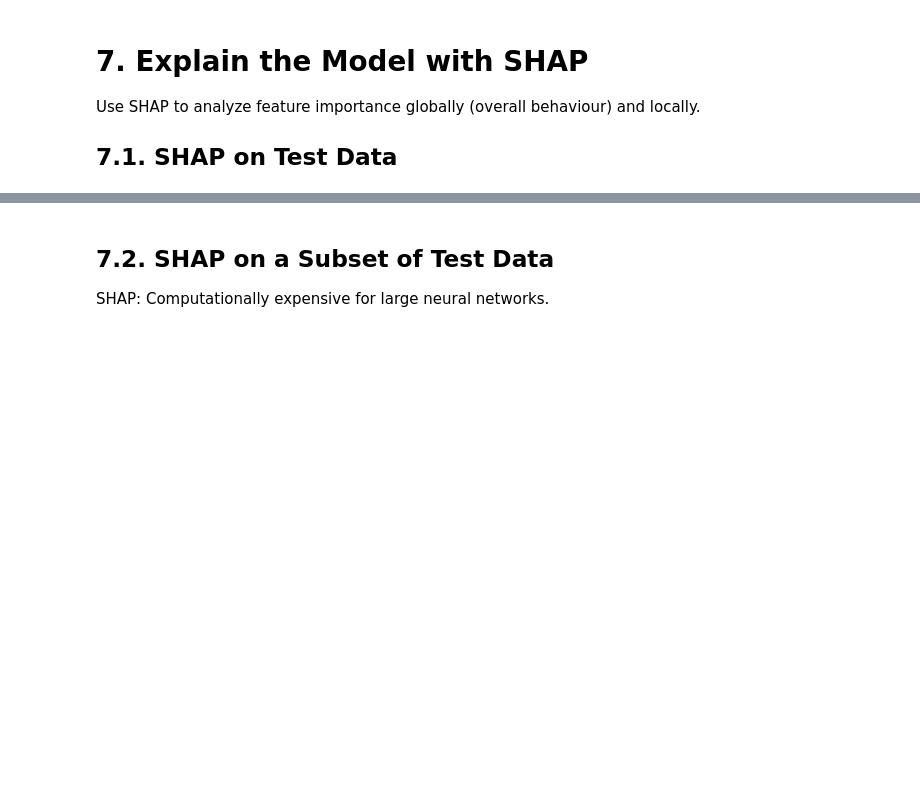
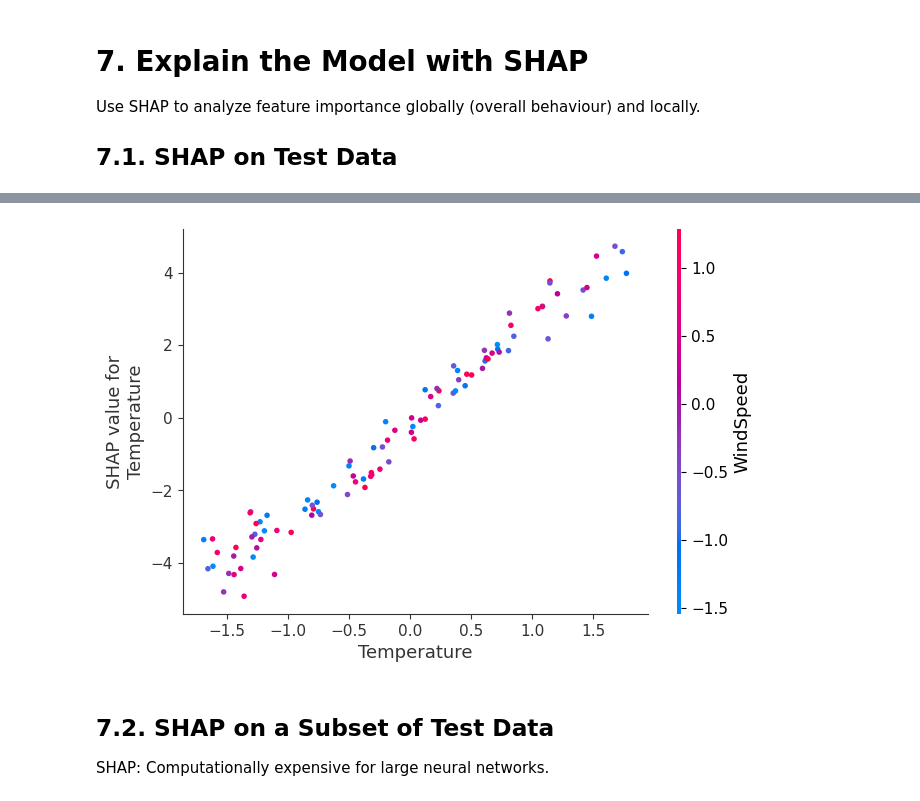
Before and after one commit to virdi/ai-explained, a Jupyter notebook: XAI.ipynb, the cells around one changed output, grey strips where cells are left out. Drawn from its saved outputs; the diff is of its cells as text; code cells hidden in the pictures; blank space fills up the shorter version.

```diff
--- a/XAI.ipynb
+++ b/XAI.ipynb
@@ -284,3 +312,21 @@ shap.dependence_plot("Temperature", shap_values.values, X_test, feature_names=X.
+# %%
+# SHAP Dependence Plot for Key Feature
+
+# Specify Primary Feature
+primary_feature_name = "Temperature"
+
+# ALTERNATIVEY, manually select Interacting Feature
+interacting_feature_name="WindSpeed" # Manually specify the interaction feature
+
+shap.dependence_plot(
+    feature_name,
+    shap_values.values,
+    X_test,
+    feature_names=X.columns,
+    interaction_index=interacting_feature_name
+)
+# %% [output]
+[figure, added]
 # %% [markdown]
 ## 7.2. SHAP on a Subset of Test Data
 SHAP: Computationally expensive for large neural networks.
```
Also changed, not shown: parts of 14 cells of this notebook.
